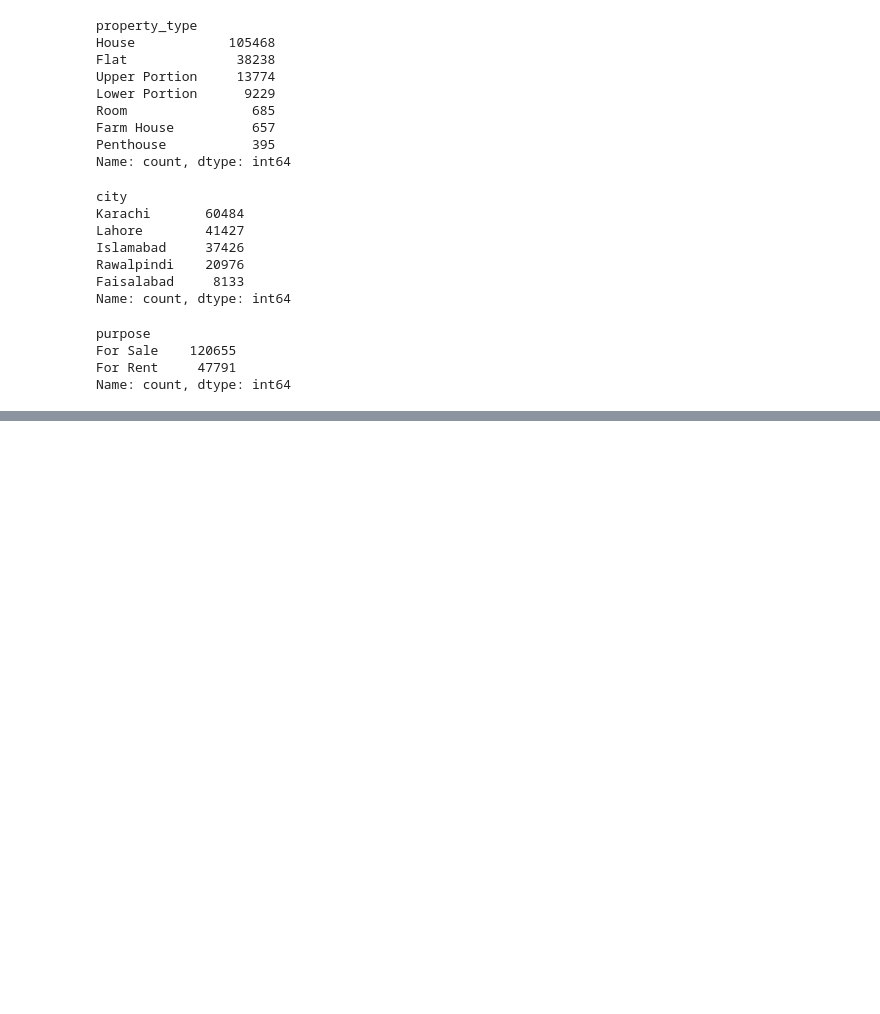
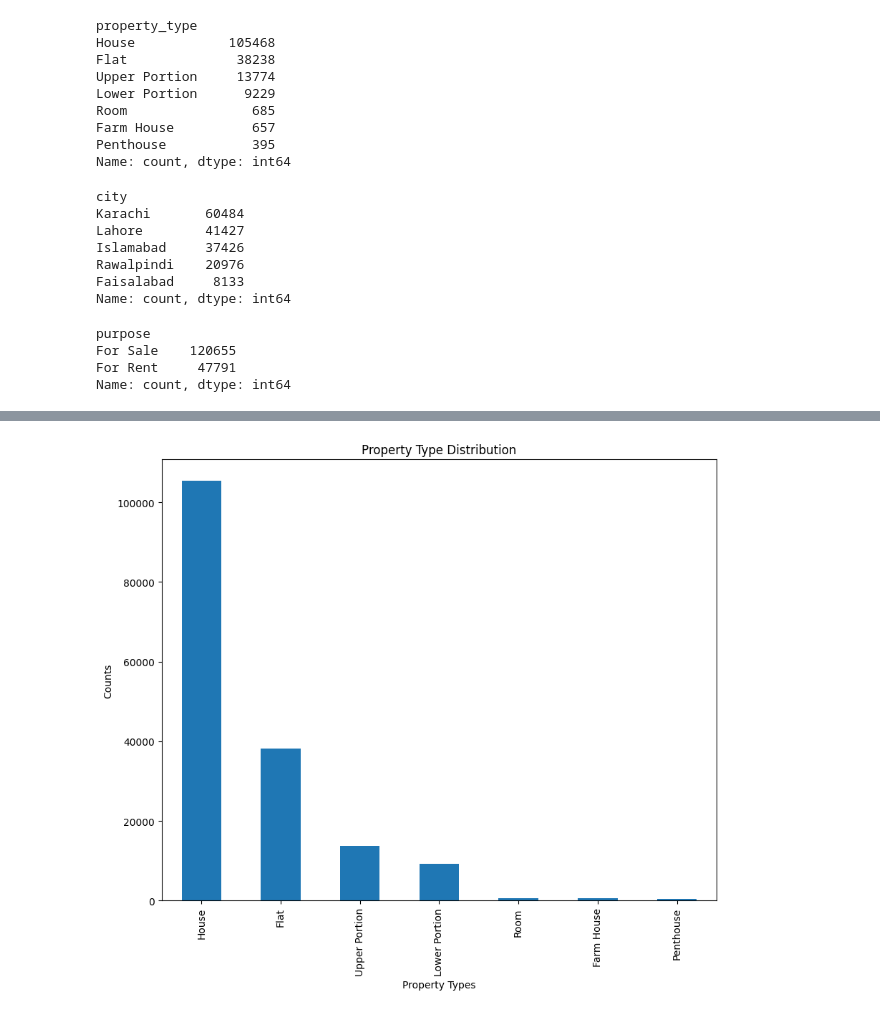
Before and after one commit to MuhammadUmerKhan/Python_Files, a Jupyter notebook: All Files/ML/Pakistan House Price Prediction/Pakistan House Price Prediction.ipynb, the cells around one changed output, grey strips where cells are left out. Saved outputs shown, nothing was run; the diff lists cells and outputs as text; code cells hidden in the pictures; blank space fills up the shorter version.

```diff
--- a/All Files/ML/Pakistan House Price Prediction/Pakistan House Price Prediction.ipynb
+++ b/All Files/ML/Pakistan House Price Prediction/Pakistan House Price Prediction.ipynb
@@ -94,0 +152,3 @@ Name: count, dtype: int64
+# %%
+property_types = data['property_type'].value_counts()
+property_types
@@ -94,0 +165,9 @@ Name: count, dtype: int64
+# %%
+plt.figure(figsize=(10, 8))
+property_types.plot(kind='bar')
+plt.xlabel("Property Types")
+plt.ylabel("Counts")
+plt.title("Property Type Distribution")
+plt.show()
+# %% [output]
+[figure, added]
```
Also changed, not shown: parts of 21 cells of this notebook.
